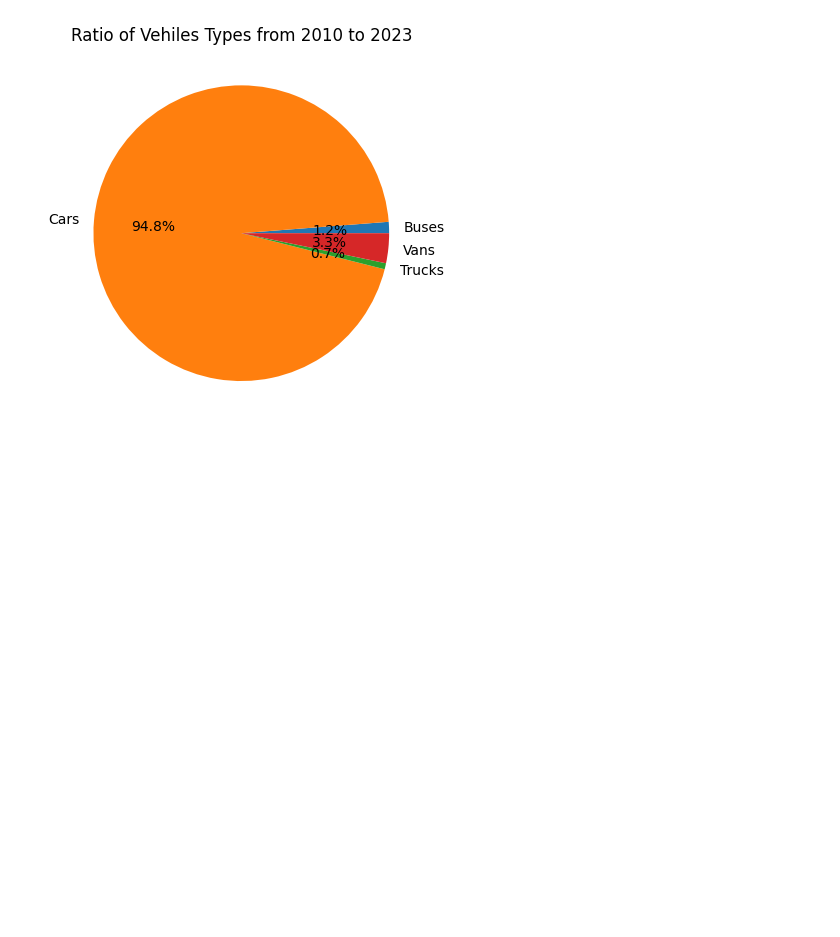
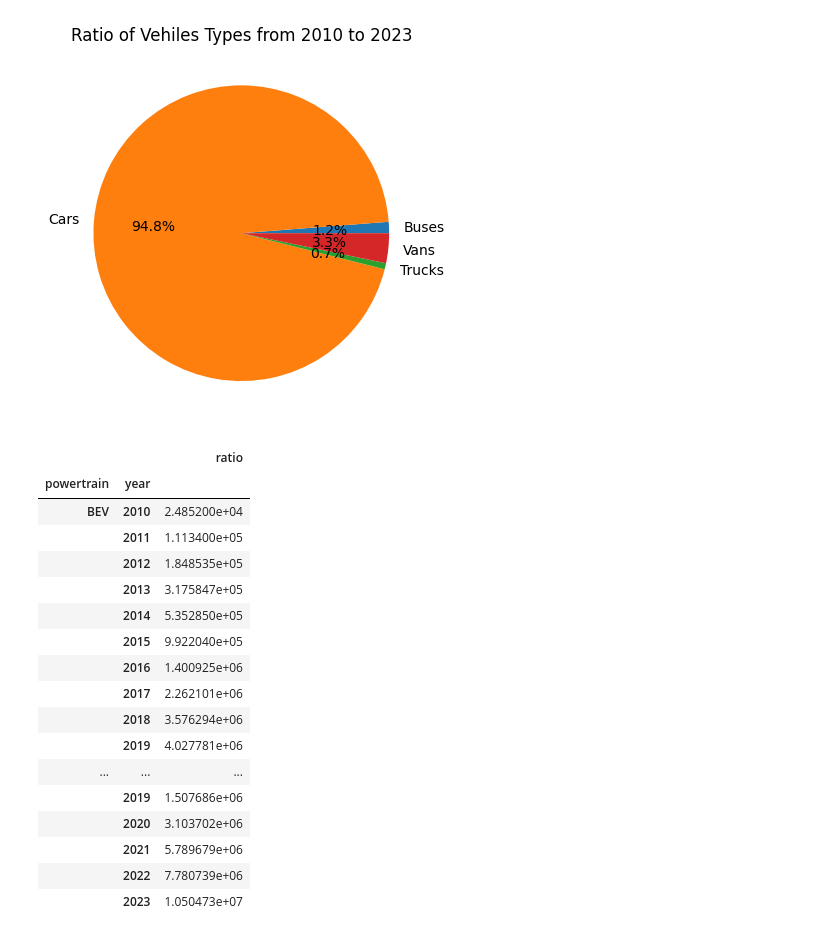
Before and after one commit to build-summer-2024/async-teal-kenny-final-project, a Jupyter notebook: final_project.ipynb, the cells around one changed output. Cells and saved outputs as stored; diff of their text form; code cells hidden in the pictures; blank space fills up the shorter version.

```diff
--- a/final_project.ipynb
+++ b/final_project.ipynb
@@ -144,3 +146,24 @@ plt.show()
 # %%
 # 10. How have the percentage of electric vehicles sold in
 #     the United States changed over time?
+test = sort_by_historical_sales.groupby(["powertrain","year"], as_index = "false").agg(ratio=("value","sum"))
+test
+# %% [output]
+|  |  | ratio |
+| powertrain | year |  |
+| BEV | 2010 | 2.485200e+04 |
+|  | 2011 | 1.113400e+05 |
+|  | 2012 | 1.848535e+05 |
+|  | 2013 | 3.175847e+05 |
+|  | 2014 | 5.352850e+05 |
+|  | 2015 | 9.922040e+05 |
+|  | 2016 | 1.400925e+06 |
+|  | 2017 | 2.262101e+06 |
+|  | 2018 | 3.576294e+06 |
+|  | 2019 | 4.027781e+06 |
+| ... | ... | ... |
+|  | 2019 | 1.507686e+06 |
+|  | 2020 | 3.103702e+06 |
+|  | 2021 | 5.789679e+06 |
+|  | 2022 | 7.780739e+06 |
+|  | 2023 | 1.050473e+07 |
```
Also changed, not shown: parts of 2 cells of this notebook, 3 other files.
